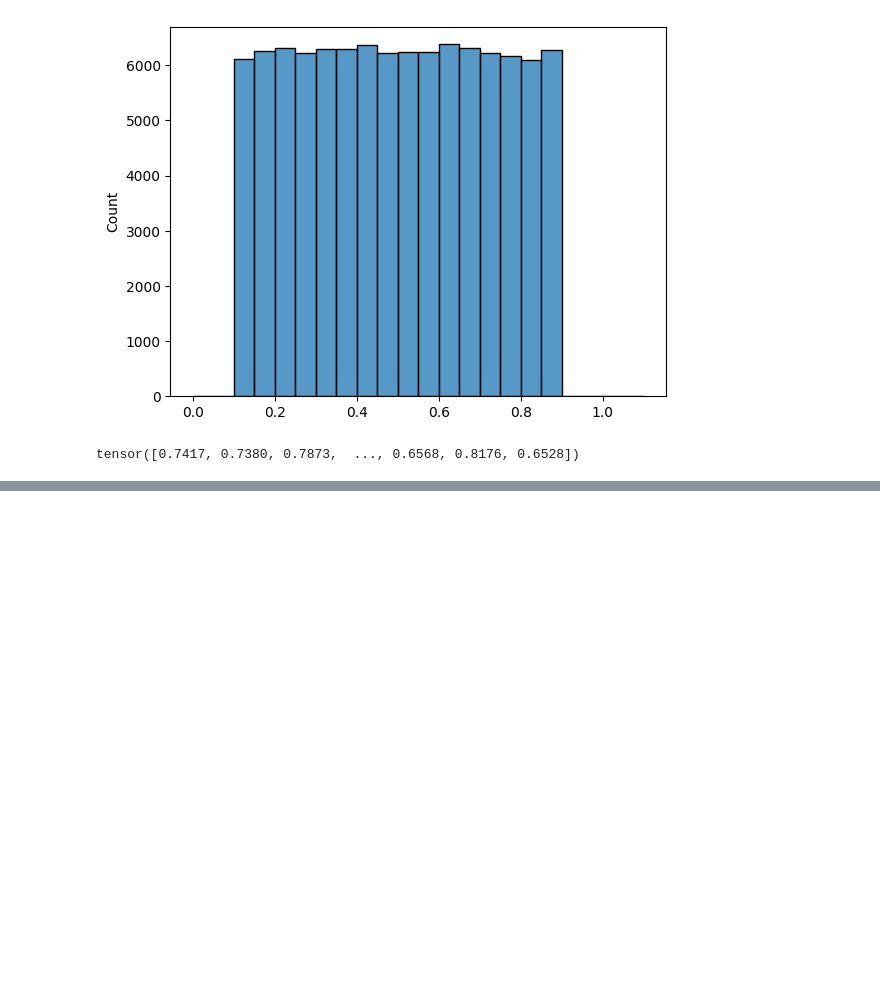
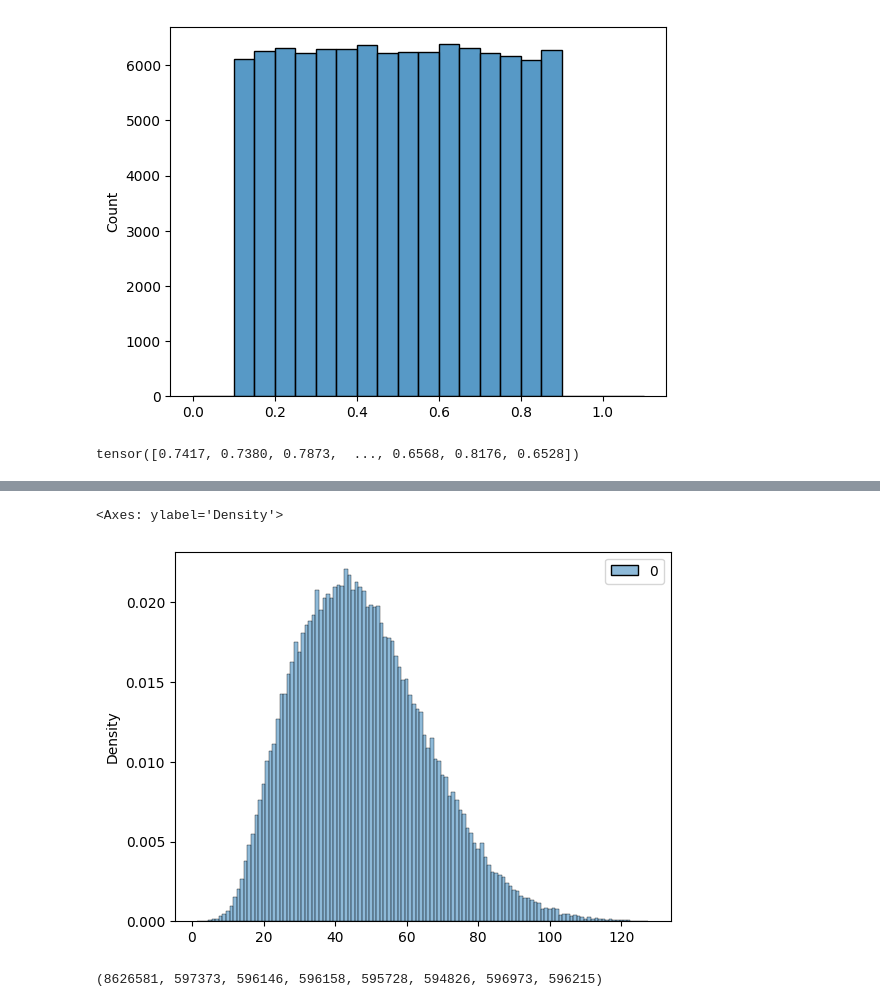
Before and after one commit to dfaroughy/Multimodal-Bridges, a Jupyter notebook: notebooks/inference.ipynb, the cells around one changed output, grey strips where cells are left out. Drawn from its saved outputs; the diff is of its cells as text; code cells hidden in the pictures; blank space fills up the shorter version.

```diff
--- a/notebooks/inference.ipynb
+++ b/notebooks/inference.ipynb
@@ -78,0 +306,10 @@ tensor([0.7417, 0.7380, 0.7873,  ..., 0.6568, 0.8176, 0.6528])
+# %%
+sns.histplot(noise.multiplicity, fill=True, binwidth=(0,128), discrete=True, stat="density")
+# %% [output]
+<Axes: ylabel='Density'>
+[figure, added]
+# %%
+(len(noise.discrete[noise.discrete==0]),len(noise.discrete[noise.discrete==1]), len(noise.discrete[noise.discrete==2]), len(noise.discrete[noise.discrete==3]),
+len(noise.discrete[noise.discrete==4]),len(noise.discrete[noise.discrete==5]), len(noise.discrete[noise.discrete==6]), len(noise.discrete[noise.discrete==7])
+# %% [output]
+(8626581, 597373, 596146, 596158, 595728, 594826, 596973, 596215)
```
Also changed, not shown: parts of 16 cells of this notebook, 26 other files.
